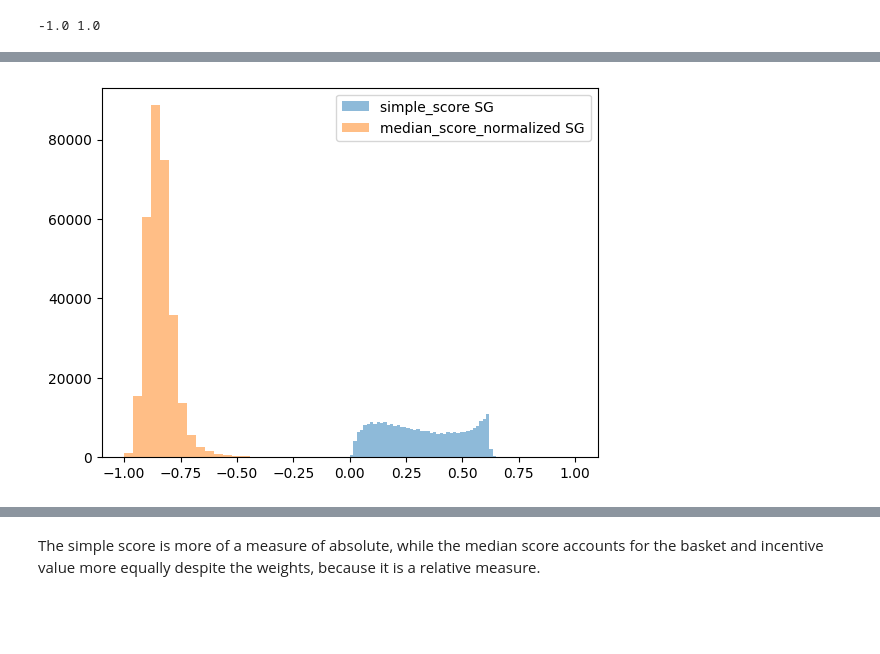
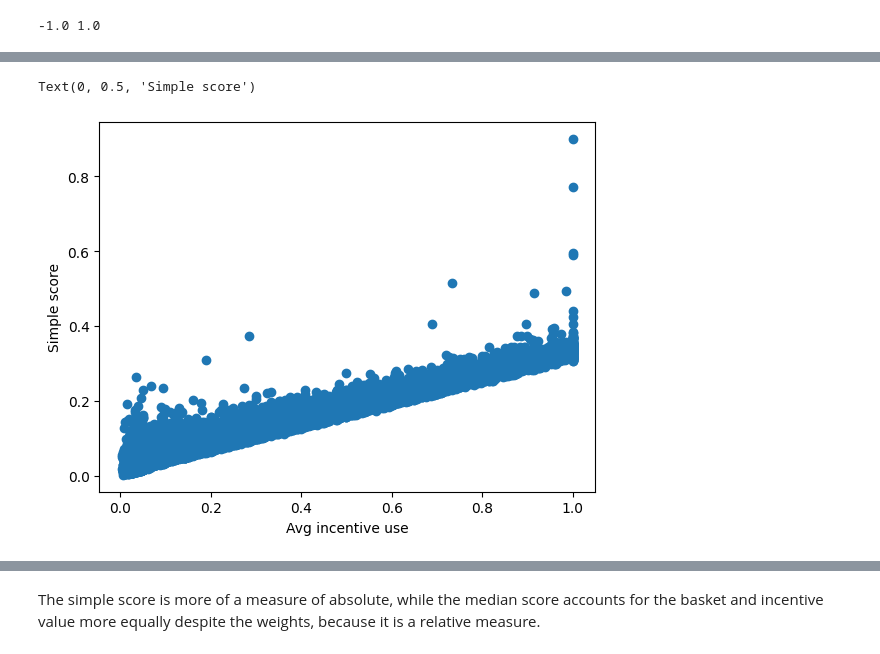
Before and after one commit to AChiaraCapuano/incentives_analysis, a Jupyter notebook: analysis_nb.ipynb, the cells around one changed output, grey strips where cells are left out. Cells and saved outputs as stored; diff of their text form; code cells hidden in the pictures; blank space fills up the shorter version.

```diff
--- a/analysis_nb.ipynb
+++ b/analysis_nb.ipynb
@@ -293,6 +228,7 @@ plt.legend(loc='upper right');
-# %%
-plt.hist(df_sol_SG[(df_sol_SG['basket_value']>30)]['simple_score'], alpha=0.5, label='simple_score SG', bins=50);
-plt.hist(df_sol_SG[(df_sol_SG['basket_value']>30)]['median_score_normalized'], alpha=0.5, label='median_score_normalized SG', bins=50);
-plt.legend(loc='upper right');
-# %% [output]
-[figure, removed]
+# %%
+plt.scatter(df_sol['used_incentive'], df_sol['simple_score']);
+plt.xlabel('Avg incentive use')
+plt.ylabel('Simple score')
+# %% [output]
+Text(0, 0.5, 'Simple score')
+[figure, added]
```
Also changed, not shown: parts of 24 cells of this notebook.
